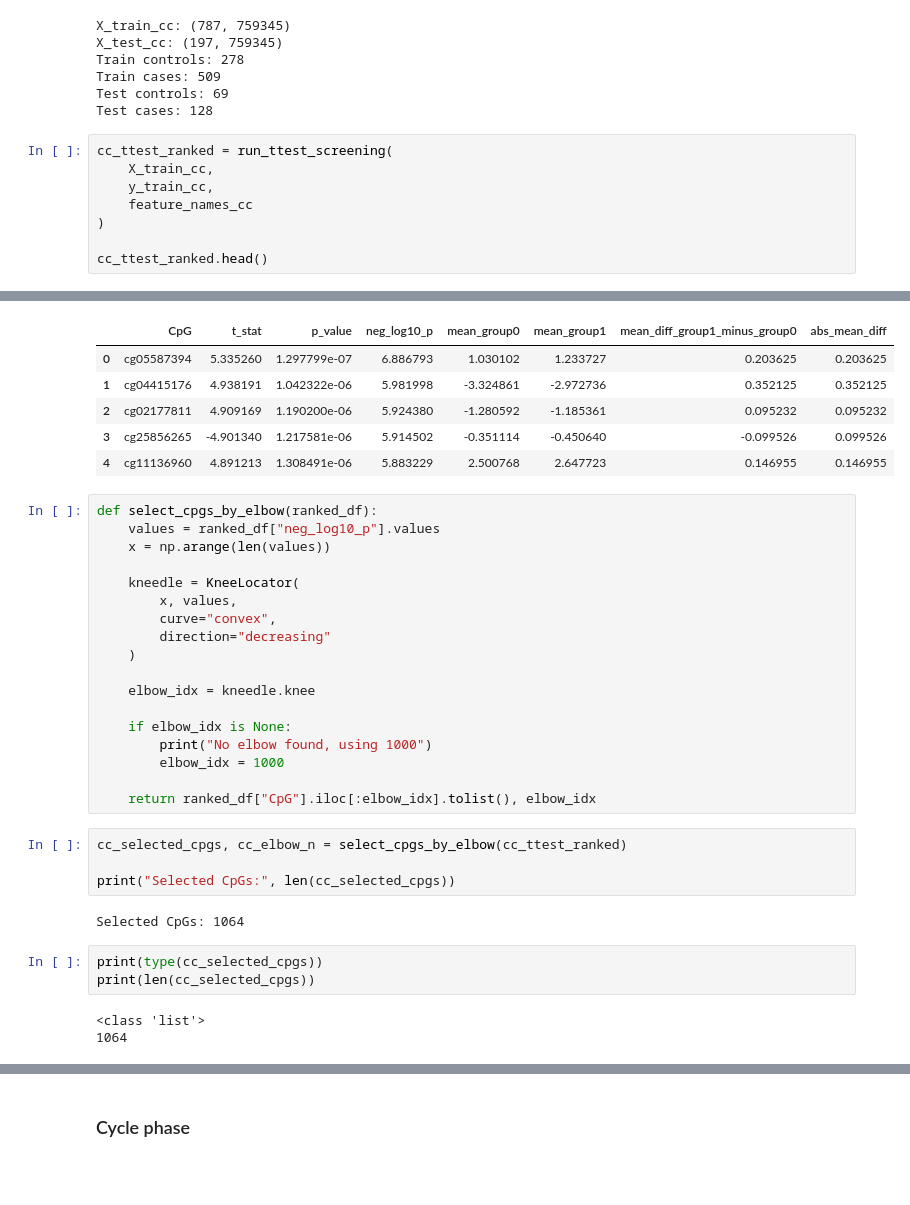
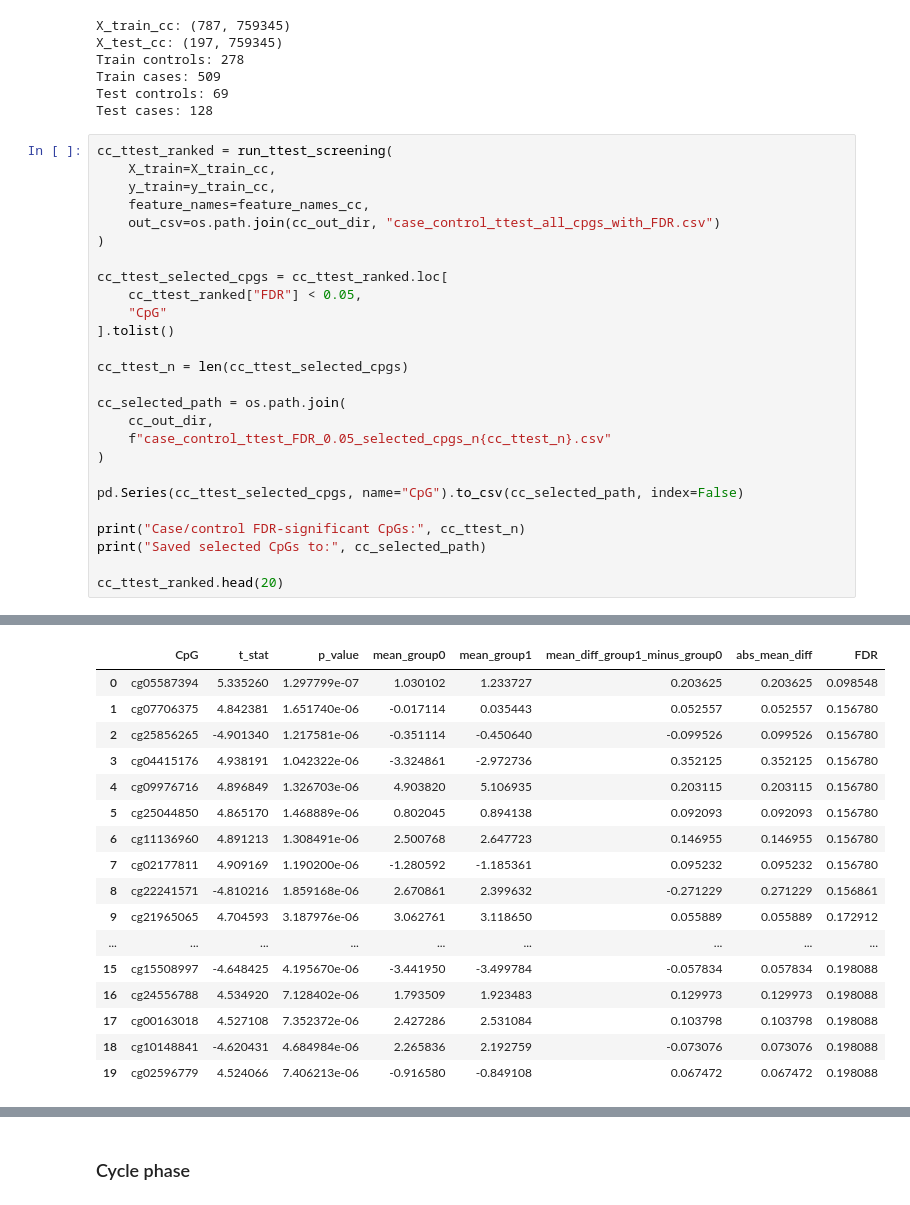
Before and after one commit to anagasuri/Endometrial-Methylation-Prediction, a Jupyter notebook: regression_feature_selection.ipynb, the cells around one changed output, grey strips where cells are left out. Drawn from its saved outputs; the diff is of its cells as text; blank space fills up the shorter version.

Commit message:
completed feature selection validation

```diff
--- a/regression_feature_selection.ipynb
+++ b/regression_feature_selection.ipynb
@@ -292,12 +254,30 @@ Test controls: 69
 Test cases: 128
 # %%
 cc_ttest_ranked = run_ttest_screening(
-    X_train_cc,
-    y_train_cc,
-    feature_names_cc
+    X_train=X_train_cc,
+    y_train=y_train_cc,
+    feature_names=feature_names_cc,
+    out_csv=os.path.join(cc_out_dir, "case_control_ttest_all_cpgs_with_FDR.csv")
 )
 
-cc_ttest_ranked.head()
+cc_ttest_selected_cpgs = cc_ttest_ranked.loc[
+    cc_ttest_ranked["FDR"] < 0.05,
+    "CpG"
+].tolist()
+
+cc_ttest_n = len(cc_ttest_selected_cpgs)
+
+cc_selected_path = os.path.join(
+    cc_out_dir,
+    f"case_control_ttest_FDR_0.05_selected_cpgs_n{cc_ttest_n}.csv"
+)
+
+pd.Series(cc_ttest_selected_cpgs, name="CpG").to_csv(cc_selected_path, index=False)
+
+print("Case/control FDR-significant CpGs:", cc_ttest_n)
+print("Saved selected CpGs to:", cc_selected_path)
+
+cc_ttest_ranked.head(20)
 # %% [output]
 Group 0 shape: (278, 759345)
 Group 1 shape: (509, 759345)
@@ -304,36 +296,17 @@ Group 1 shape: (509, 759345)
-|  | CpG | t_stat | p_value | neg_log10_p | mean_group0 | mean_group1 | mean_diff_group1_minus_group0 | abs_mean_diff |
-| 0 | cg05587394 | 5.335260 | 1.297799e-07 | 6.886793 | 1.030102 | 1.233727 | 0.203625 | 0.203625 |
-| 1 | cg04415176 | 4.938191 | 1.042322e-06 | 5.981998 | -3.324861 | -2.972736 | 0.352125 | 0.352125 |
-| 2 | cg02177811 | 4.909169 | 1.190200e-06 | 5.924380 | -1.280592 | -1.185361 | 0.095232 | 0.095232 |
-| 3 | cg25856265 | -4.901340 | 1.217581e-06 | 5.914502 | -0.351114 | -0.450640 | -0.099526 | 0.099526 |
-| 4 | cg11136960 | 4.891213 | 1.308491e-06 | 5.883229 | 2.500768 | 2.647723 | 0.146955 | 0.146955 |
+|  | CpG | t_stat | p_value | mean_group0 | mean_group1 | mean_diff_group1_minus_group0 | abs_mean_diff | FDR |
+| 0 | cg05587394 | 5.335260 | 1.297799e-07 | 1.030102 | 1.233727 | 0.203625 | 0.203625 | 0.098548 |
+| 1 | cg07706375 | 4.842381 | 1.651740e-06 | -0.017114 | 0.035443 | 0.052557 | 0.052557 | 0.156780 |
+| 2 | cg25856265 | -4.901340 | 1.217581e-06 | -0.351114 | -0.450640 | -0.099526 | 0.099526 | 0.156780 |
+| 3 | cg04415176 | 4.938191 | 1.042322e-06 | -3.324861 | -2.972736 | 0.352125 | 0.352125 | 0.156780 |
+| 4 | cg09976716 | 4.896849 | 1.326703e-06 | 4.903820 | 5.106935 | 0.203115 | 0.203115 | 0.156780 |
+| 5 | cg25044850 | 4.865170 | 1.468889e-06 | 0.802045 | 0.894138 | 0.092093 | 0.092093 | 0.156780 |
+| 6 | cg11136960 | 4.891213 | 1.308491e-06 | 2.500768 | 2.647723 | 0.146955 | 0.146955 | 0.156780 |
+| 7 | cg02177811 | 4.909169 | 1.190200e-06 | -1.280592 | -1.185361 | 0.095232 | 0.095232 | 0.156780 |
+| 8 | cg22241571 | -4.810216 | 1.859168e-06 | 2.670861 | 2.399632 | -0.271229 | 0.271229 | 0.156861 |
+| 9 | cg21965065 | 4.704593 | 3.187976e-06 | 3.062761 | 3.118650 | 0.055889 | 0.055889 | 0.172912 |
+| ... | ... | ... | ... | ... | ... | ... | ... | ... |
+| 15 | cg15508997 | -4.648425 | 4.195670e-06 | -3.441950 | -3.499784 | -0.057834 | 0.057834 | 0.198088 |
+| 16 | cg24556788 | 4.534920 | 7.128402e-06 | 1.793509 | 1.923483 | 0.129973 | 0.129973 | 0.198088 |
+| 17 | cg00163018 | 4.527108 | 7.352372e-06 | 2.427286 | 2.531084 | 0.103798 | 0.103798 | 0.198088 |
+| 18 | cg10148841 | -4.620431 | 4.684984e-06 | 2.265836 | 2.192759 | -0.073076 | 0.073076 | 0.198088 |
+| 19 | cg02596779 | 4.524066 | 7.406213e-06 | -0.916580 | -0.849108 | 0.067472 | 0.067472 | 0.198088 |
-# %%
-def select_cpgs_by_elbow(ranked_df):
-    values = ranked_df["neg_log10_p"].values
-    x = np.arange(len(values))
-
-    kneedle = KneeLocator(
-        x, values,
-        curve="convex",
-        direction="decreasing"
-    )
-
-    elbow_idx = kneedle.knee
-
-    if elbow_idx is None:
-        print("No elbow found, using 1000")
-        elbow_idx = 1000
-
-    return ranked_df["CpG"].iloc[:elbow_idx].tolist(), elbow_idx
-# %%
-cc_selected_cpgs, cc_elbow_n = select_cpgs_by_elbow(cc_ttest_ranked)
-
-print("Selected CpGs:", len(cc_selected_cpgs))
-# %% [output]
-Selected CpGs: 1064
-# %%
-print(type(cc_selected_cpgs))
-print(len(cc_selected_cpgs))
-# %% [output]
-<class 'list'>
-1064
```
Also changed, not shown: parts of 34 cells of this notebook.
